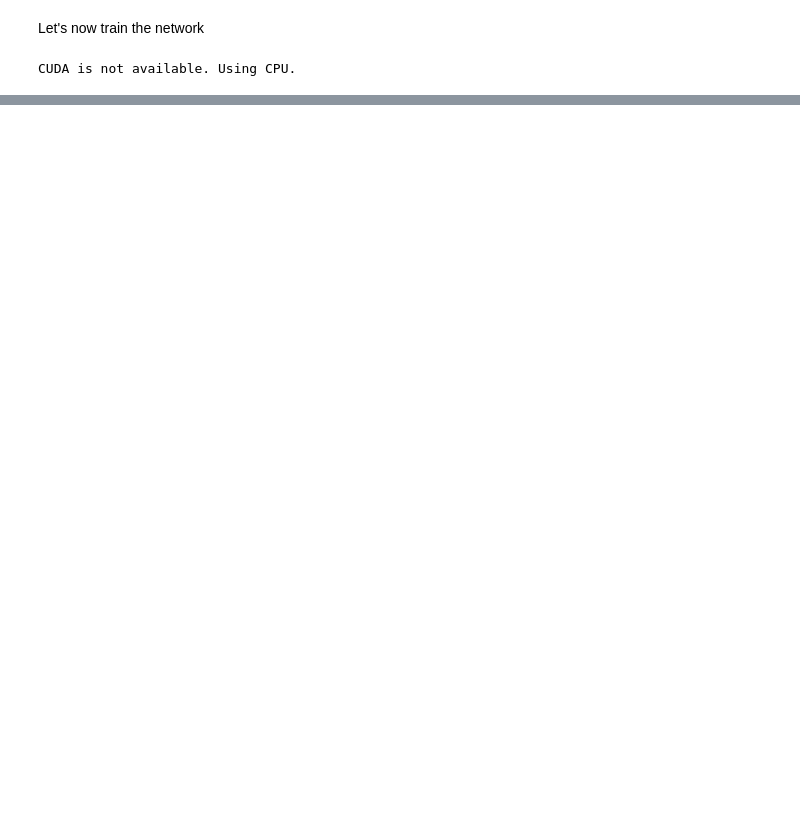
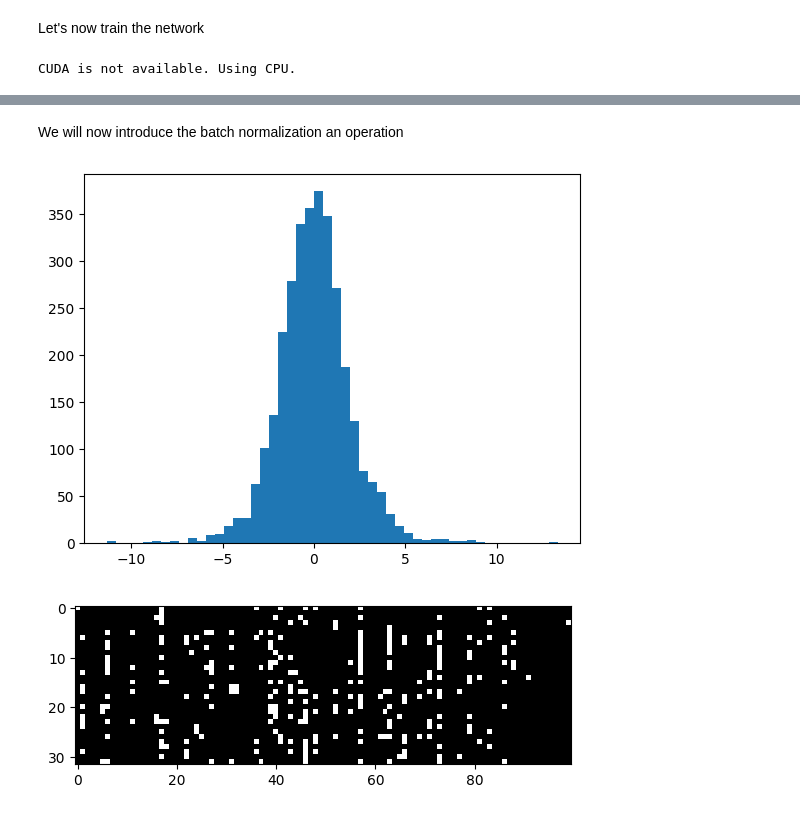
Before and after one commit to ateliti99/makemore, a Jupyter notebook: notebooks/1.0-at-BagOfWords.ipynb, the cells around one changed output, grey strips where cells are left out. Cells and saved outputs as stored; diff of their text form; code cells hidden in the pictures; blank space fills up the shorter version.

```diff
--- a/notebooks/1.0-at-BagOfWords.ipynb
+++ b/notebooks/1.0-at-BagOfWords.ipynb
@@ -272,0 +508,51 @@ Min loss: 1.6917173862457275
+# %% [markdown]
+We will now introduce the batch normalization an operation
+# %%
+# Parameters
+C = torch.randn(27, embedding_dim) # No init needed
+W1 = torch.randn(embedding_dim * context_size, hidden_layer_size) * ((5/3) / ((embedding_dim * context_size) ** 0.5))
+b1 = torch.randn(hidden_layer_size) * 0
+shift1 = torch.randn((1, hidden_layer_size))
+squeeze1 = torch.randn((1, hidden_layer_size))
+W2 = torch.randn(hidden_layer_size, 27) * ((5/3) / (hidden_layer_size ** 0.5))
+b2 = torch.randn(27) * 0
+parameters = [C, W1, b1, shift1, squeeze1, W2, b2]
+
+for p in parameters:
+    p.requires_grad = True
+# %%
+# Training
+for epoch in range(EPOCHS):
+    # Mini-batch
+    i = torch.randint(low=0, high=Y_train.shape[0], size=(batch_size,))
+    x_batch = X_train[i]
+    y_batch = Y_train[i]
+
+    # Forward
+    emb = C[x_batch].view((-1, embedding_dim * context_size))
+    out = (emb @ W1 + b1)
+    out = squeeze1 * (out - out.mean(dim=0, keepdim=True) / out.std(dim=0, keepdim=True)) + shift1
+    plt.hist(out.flatten().tolist(), bins=50)
+    plt.show()
+    out = out.tanh()
+    plt.imshow(out > 0.99, cmap='gray', interpolation='nearest')
+    plt.show()
+    out = out @ W2 + b2
+    loss = F.cross_entropy(out, y_batch)
+
+    # Set grad to zero
+    for p in parameters:
+        p.grad = None
+
+    # Backpropagation
+    loss.backward()
+
+    # Update
+    for p in parameters:
+        lr = lr if epoch < 10000 else 0.001
+        p.data -= lr * p.grad
+
+    print(f"Loss: {loss}")
+# %% [output]
+[figure, added]
+[figure, added]
```
Also changed, not shown: parts of 27 cells of this notebook.
